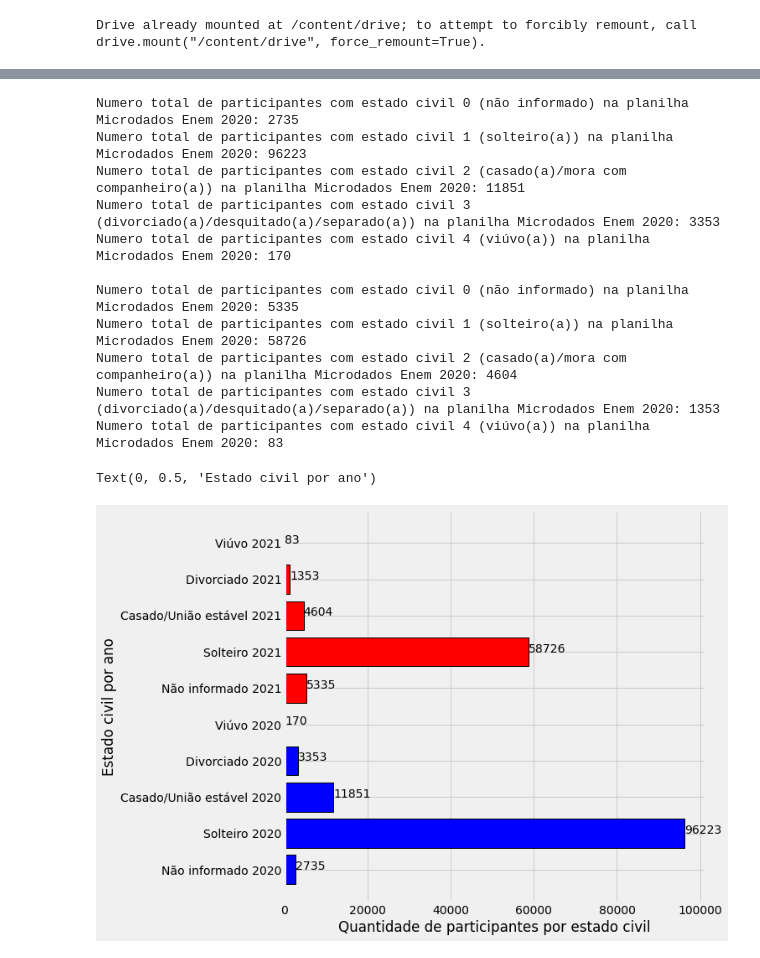
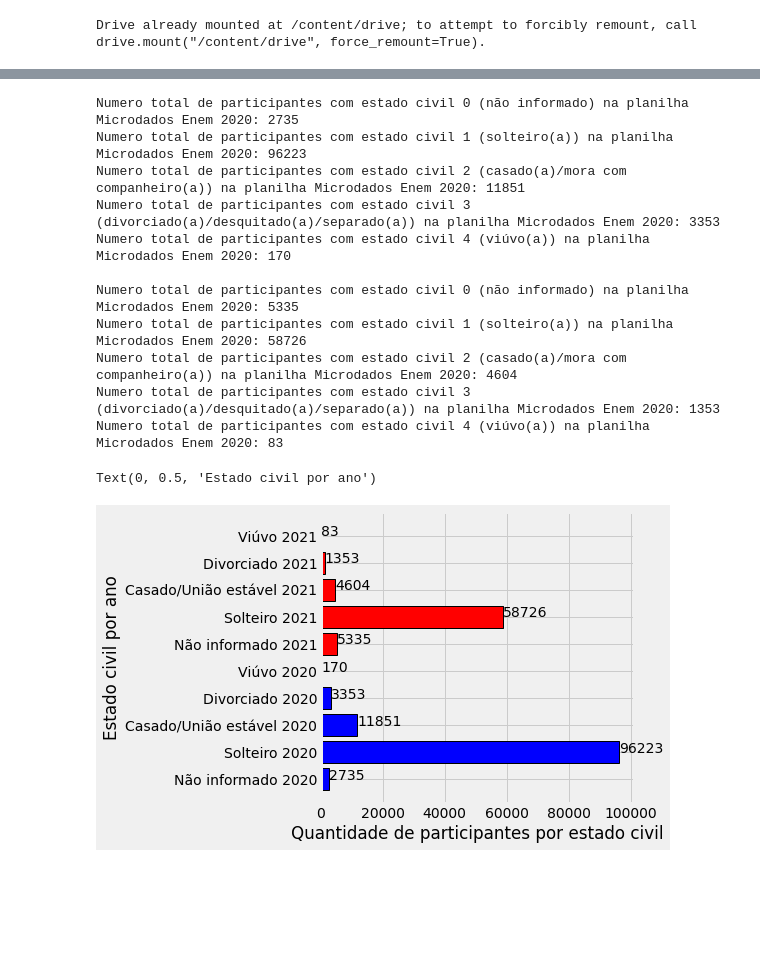
Before and after one commit to kingofrats04/Projeto_IA_DadosEnem, a Jupyter notebook: Graficos_IA.ipynb, the cells around one changed output, grey strips where cells are left out. Saved outputs shown, nothing was run; the diff lists cells and outputs as text; code cells hidden in the pictures; blank space fills up the shorter version.

```diff
--- a/Graficos_IA.ipynb
+++ b/Graficos_IA.ipynb
@@ -20,22 +20,22 @@ planilha2021 = pd.read_csv("./drive/MyDrive/trabalho_ia/data/MICRODADOS_ENEM_202
 print('Numero total de participantes na planilha Microdados Enem 2020:', planilha2020.NU_PARTICIPANTES.max())
 print('Numero total de participantes na planilha Microdados Enem 2021:', planilha2021.NU_PARTICIPANTES.max(), '\n')
 
-num1 = planilha2020.NU_PARTICIPANTES.max()
-num2 = planilha2021.NU_PARTICIPANTES.max()
+NU_PARTICIPANTES_2020 = planilha2020.NU_PARTICIPANTES.max()
+NU_PARTICIPANTES_2021 = planilha2021.NU_PARTICIPANTES.max()
 
 # Printando grafico de barras horizontal
 x = ['Planilha 2020', 'Planilha 2021']
 y = [116932, 67501]
 
-totalAlunos = num1, num2
+total_NU_PARTICIPANTES_2020_2021 = NU_PARTICIPANTES_2020, NU_PARTICIPANTES_2021
 plt.style.use('fivethirtyeight')
 
 for index, value in enumerate(y):
   plt.text(value, index,str(value))
 
-plt.rcParams['figure.figsize'] = [8, 8]
+plt.rcParams['figure.figsize'] = [5, 5]
 
-plt.barh(x, totalAlunos, align='center', color=['blue', 'red'], edgecolor='black', linewidth="1")
+plt.barh(x, total_NU_PARTICIPANTES_2020_2021, align='center', color=['blue', 'red'], edgecolor='black', linewidth="1")
 plt.xlabel("Total alunos por ano")
 plt.ylabel("Planilhas")
 # %% [output]
@@ -128,46 +128,46 @@ print('Numero total de participantes com estado civil 2 (casado(a)/mora com comp
 print('Numero total de participantes com estado civil 3 (divorciado(a)/desquitado(a)/separado(a)) na planilha Microdados Enem 2020: 1353')
 print('Numero total de participantes com estado civil 4 (viúvo(a)) na planilha Microdados Enem 2020: 83\n')
 
-num02020 = 2735
-num12020 = 96223
-num22020 = 11851
-num32020 = 3353
-num42020 = 170
+TP_ESTADO_CIVIL_0_2020 = 2735
+TP_ESTADO_CIVIL_1_2020 = 96223
+TP_ESTADO_CIVIL_2_2020 = 11851
+TP_ESTADO_CIVIL_3_2020 = 3353
+TP_ESTADO_CIVIL_4_2020 = 170
 
-num02021 = 5335
-num12021 = 58726
-num22021 = 4604
-num32021 = 1353
-num42021 = 83
+TP_ESTADO_CIVIL_0_2021 = 5335
+TP_ESTADO_CIVIL_1_2021 = 58726
+TP_ESTADO_CIVIL_2_2021 = 4604
+TP_ESTADO_CIVIL_3_2021 = 1353
+TP_ESTADO_CIVIL_4_2021 = 83
 
 # Printando grafico de barras horizontal
 x = ['Não informado 2020', 'Solteiro 2020', 'Casado/União estável 2020', 'Divorciado 2020', 'Viúvo 2020', 'Não informado 2021', 'Solteiro 2021', 'Casado/União estável 2021', 'Divorciado 2021', 'Viúvo 2021']
 y = [2735, 96223, 11851, 3353, 170, 5335, 58726, 4604, 1353, 83]
 
-totalEstadoCivil = num02020, num12020, num22020, num32020, num42020, num02021, num12021, num22021, num32021, num42021
+total_Estado_Civil_2020_2021 = TP_ESTADO_CIVIL_0_2020, TP_ESTADO_CIVIL_1_2020, TP_ESTADO_CIVIL_2_2020, TP_ESTADO_CIVIL_3_2020, TP_ESTADO_CIVIL_4_2020, TP_ESTADO_CIVIL_0_2021, TP_ESTADO_CIVIL_1_2021, TP_ESTADO_CIVIL_2_2021, TP_ESTADO_CIVIL_3_2021, TP_ESTADO_CIVIL_4_2021
 
 plt.style.use('fivethirtyeight')
 
 for index, value in enumerate(y):
   plt.text(value, index,str(value))
 
-plt.barh(x, totalEstadoCivil, align='center', color=['blue', 'blue', 'blue', 'blue', 'blue', 'red', 'red', 'red', 'red', 'red'], edgecolor='black', linewidth="1")
+plt.barh(x, total_Estado_Civil_2020_2021, align='center', color=['blue', 'blue', 'blue', 'blue', 'blue', 'red', 'red', 'red', 'red', 'red'], edgecolor='black', linewidth="1")
 plt.xlabel("Quantidade de participantes por estado civil")
 plt.ylabel("Estado civil por ano")
 # %% [output]
 Numero total de participantes com estado civil 0 (não informado) na planilha Microdados Enem 2020: 2735
 Numero total de participantes com estado civil 1 (solteiro(a)) na planilha Microdados Enem 2020: 96223
 Numero total de participantes com estado civil 2 (casado(a)/mora com companheiro(a)) na planilha Microdados Enem 2020: 11851
 Numero total de participantes com estado civil 3 (divorciado(a)/desquitado(a)/separado(a)) na planilha Microdados Enem 2020: 3353
 Numero total de participantes com estado civil 4 (viúvo(a)) na planilha Microdados Enem 2020: 170
 
 Numero total de participantes com estado civil 0 (não informado) na planilha Microdados Enem 2020: 5335
 Numero total de participantes com estado civil 1 (solteiro(a)) na planilha Microdados Enem 2020: 58726
 Numero total de participantes com estado civil 2 (casado(a)/mora com companheiro(a)) na planilha Microdados Enem 2020: 4604
 Numero total de participantes com estado civil 3 (divorciado(a)/desquitado(a)/separado(a)) na planilha Microdados Enem 2020: 1353
 Numero total de participantes com estado civil 4 (viúvo(a)) na planilha Microdados Enem 2020: 83
 Text(0, 0.5, 'Estado civil por ano')
-[figure, old version]
+[figure, new version]
 # %%
 # Histograma projetando a quatidade de participantes por estado civil nos dos dois anos
 print(planilha2020.TP_ESTADO_CIVIL.hist())
```
Also changed, not shown: parts of 17 cells of this notebook.
